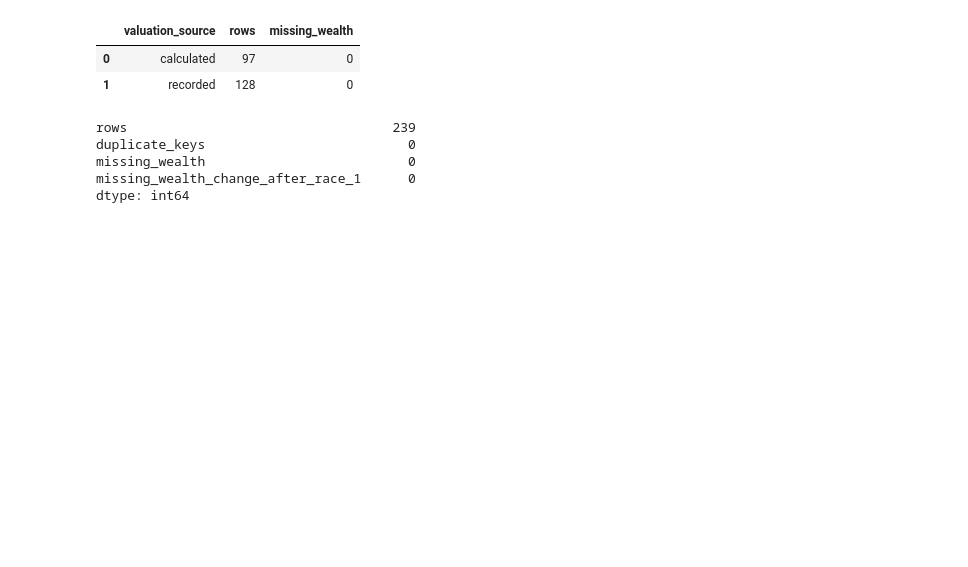
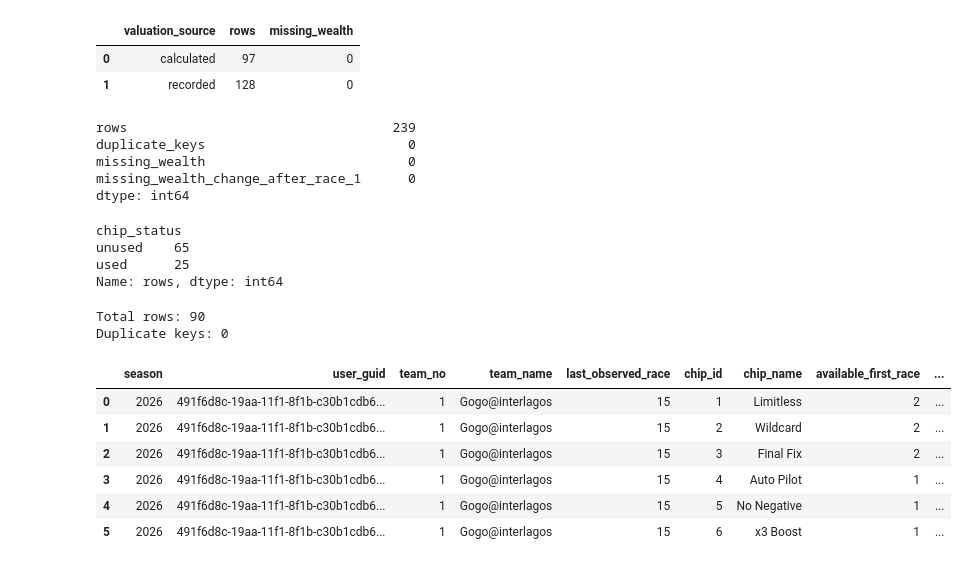
Before and after one commit to knightmm/f1-fantasy-analytics, a Jupyter notebook: notebooks/exploratory/marts.ipynb, the cells around one changed output. Saved outputs shown, nothing was run; the diff lists cells and outputs as text; code cells hidden in the pictures; blank space fills up the shorter version.

```diff
--- a/notebooks/exploratory/marts.ipynb
+++ b/notebooks/exploratory/marts.ipynb
@@ -252,3 +252,32 @@ duplicate_keys                          0
 missing_wealth                          0
 missing_wealth_change_after_race_1      0
 dtype: int64
+# %%
+with sqlite3.connect("../../data/f1_fantasy.db") as con:
+    chips = pd.read_sql_query("SELECT * FROM mart_team_chips", con)
+
+display(chips.groupby("chip_status").size().rename("rows"))
+
+print("Total rows:", len(chips))
+print(
+    "Duplicate keys:",
+    chips.duplicated(
+        ["season", "user_guid", "team_no", "chip_id"]
+    ).sum()
+)
+
+display(chips[chips["team_name"] == "Gogo@interlagos"])
+# %% [output]
+chip_status
+unused    65
+used      25
+Name: rows, dtype: int64
+Total rows: 90
+Duplicate keys: 0
+|  | season | user_guid | team_no | team_name | last_observed_race | chip_id | chip_name | available_first_race | ... |
+| 0 | 2026 | 491f6d8c-19aa-11f1-8f1b-c30b1cdb6... | 1 | Gogo@interlagos | 15 | 1 | Limitless | 2 | ... |
+| 1 | 2026 | 491f6d8c-19aa-11f1-8f1b-c30b1cdb6... | 1 | Gogo@interlagos | 15 | 2 | Wildcard | 2 | ... |
+| 2 | 2026 | 491f6d8c-19aa-11f1-8f1b-c30b1cdb6... | 1 | Gogo@interlagos | 15 | 3 | Final Fix | 2 | ... |
+| 3 | 2026 | 491f6d8c-19aa-11f1-8f1b-c30b1cdb6... | 1 | Gogo@interlagos | 15 | 4 | Auto Pilot | 1 | ... |
+| 4 | 2026 | 491f6d8c-19aa-11f1-8f1b-c30b1cdb6... | 1 | Gogo@interlagos | 15 | 5 | No Negative | 1 | ... |
+| 5 | 2026 | 491f6d8c-19aa-11f1-8f1b-c30b1cdb6... | 1 | Gogo@interlagos | 15 | 6 | x3 Boost | 1 | ... |
```
Also changed, not shown: 3 other files.
